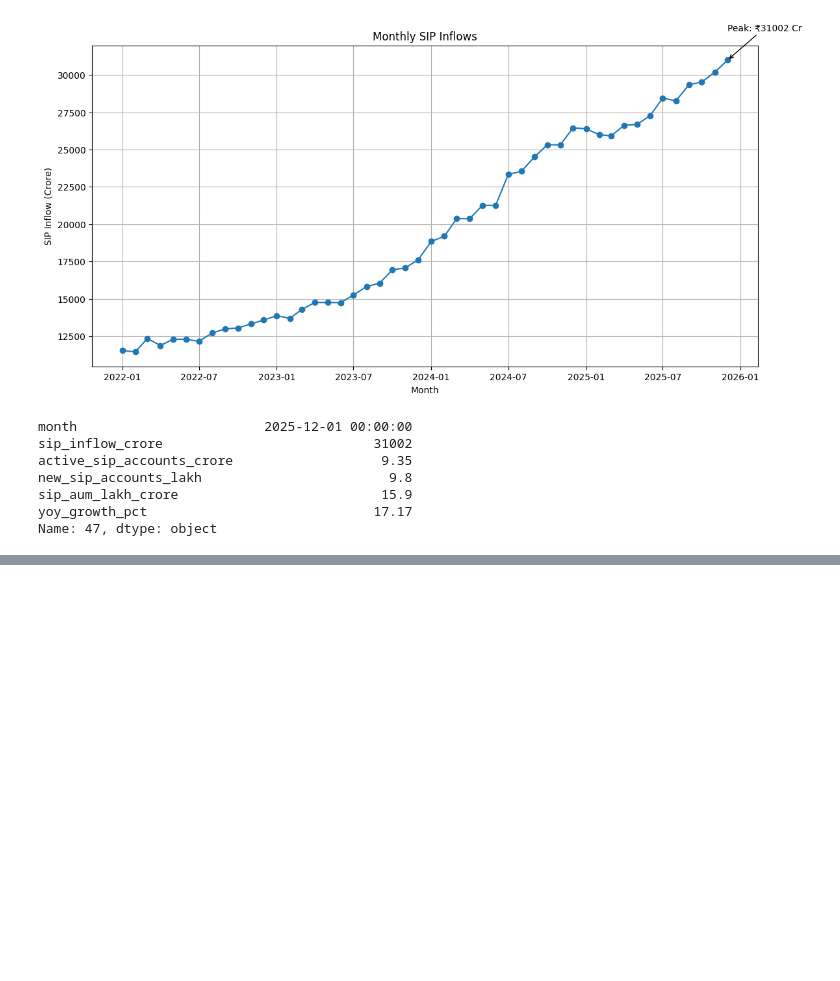
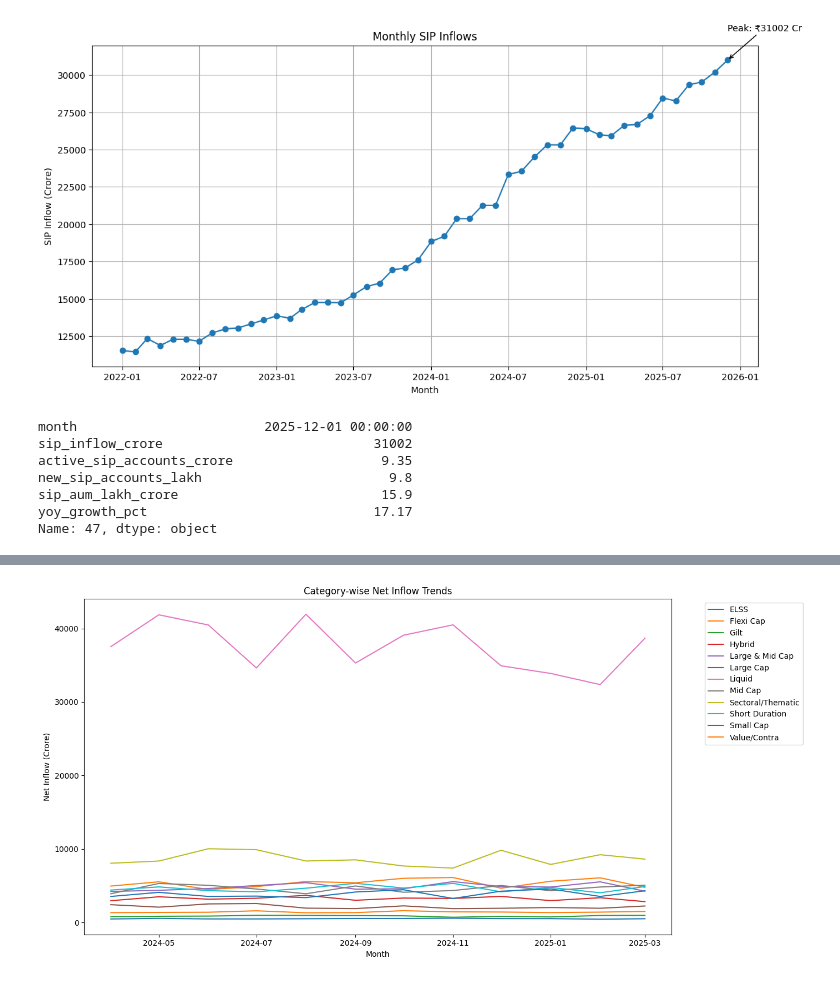
Before and after one commit to teja-311/mutual-fund-analytics, a Jupyter notebook: notebooks/EDA_Analysis.ipynb, the cells around one changed output, grey strips where cells are left out. Saved outputs shown, nothing was run; the diff lists cells and outputs as text; code cells hidden in the pictures; blank space fills up the shorter version.

Commit message:
Day 3: Completed exploratory data analysis

```diff
--- a/notebooks/EDA_Analysis.ipynb
+++ b/notebooks/EDA_Analysis.ipynb
@@ -120,0 +125,36 @@ Name: 47, dtype: object
+# %%
+import pandas as pd
+import matplotlib.pyplot as plt
+
+category = pd.read_csv("../data/processed/05_category_inflows.csv")
+category["month"] = pd.to_datetime(category["month"])
+
+pivot = category.pivot(
+    index="month",
+    columns="category",
+    values="net_inflow_crore"
+)
+
+plt.figure(figsize=(14,7))
+
+for col in pivot.columns:
+    plt.plot(
+        pivot.index,
+        pivot[col],
+        label=col
+    )
+
+plt.title("Category-wise Net Inflow Trends")
+plt.xlabel("Month")
+plt.ylabel("Net Inflow (Crore)")
+plt.legend(
+    bbox_to_anchor=(1.05, 1),
+    loc="upper left"
+)
+
+plt.tight_layout()
+plt.savefig("../charts/category_inflow_trends.png")
+
+plt.show()
+# %% [output]
+[figure, added]
```
Also changed, not shown: parts of 17 cells of this notebook, 6 other files.
